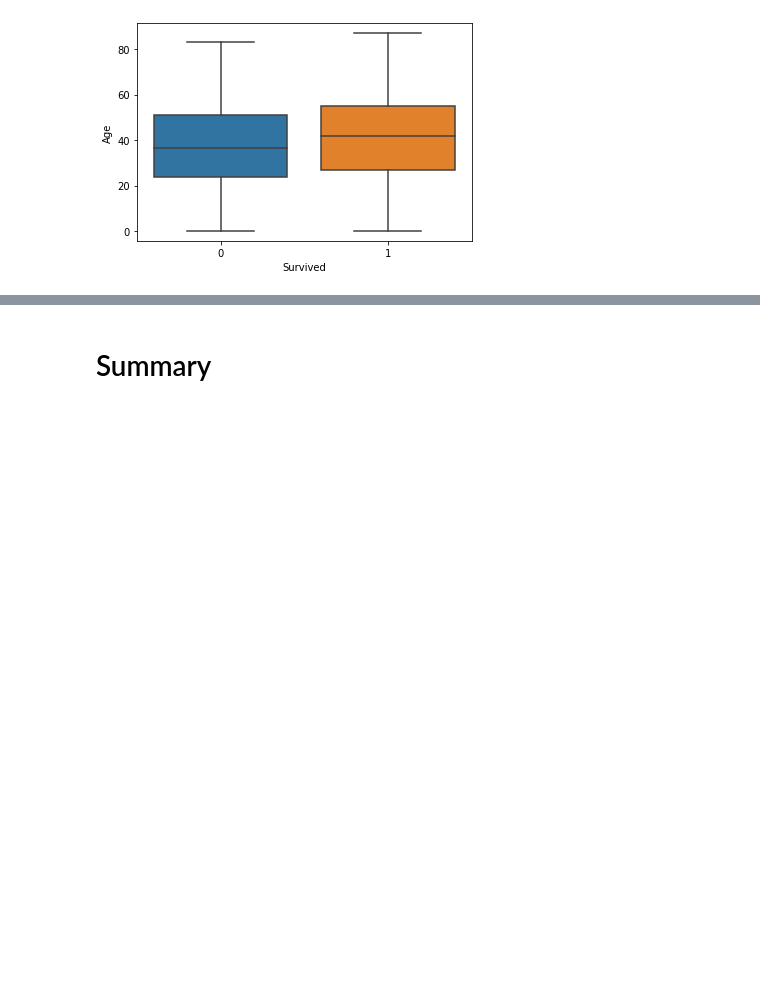
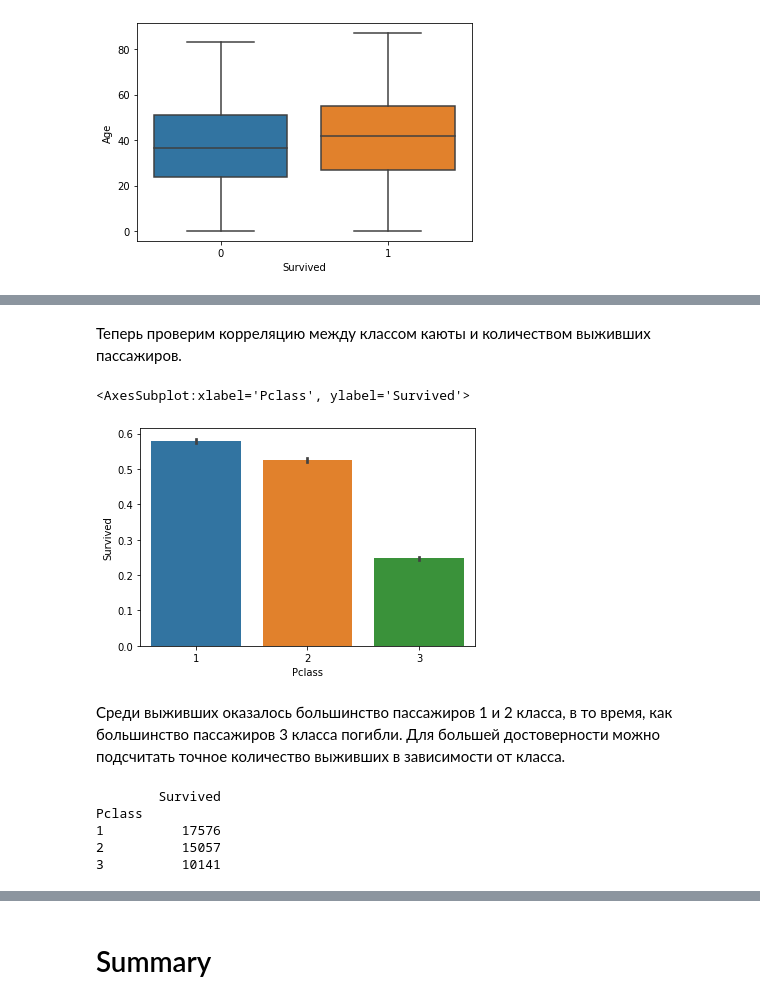
Before and after one commit to liriannamiller/rs_course, a Jupyter notebook: eda.ipynb, the cells around one changed output, grey strips where cells are left out. Saved outputs shown, nothing was run; the diff lists cells and outputs as text; code cells hidden in the pictures; blank space fills up the shorter version.

```diff
--- a/eda.ipynb
+++ b/eda.ipynb
@@ -127,0 +157,18 @@ sns.boxplot(x=titanic_data['Pclass'], y=titanic_data['Age'])
+# %% [markdown]
+Теперь проверим корреляцию между классом каюты и количеством выживших пассажиров.
+# %%
+sns.barplot(x=titanic_data['Pclass'], y=titanic_data['Survived'])
+# %% [output]
+<AxesSubplot:xlabel='Pclass', ylabel='Survived'>
+[figure, added]
+# %% [markdown]
+Среди выживших оказалось большинство пассажиров 1 и 2 класса, в то время, как большинство пассажиров 3 класса погибли. Для большей достоверности можно подсчитать точное количество выживших в зависимости от класса.
+# %%
+pclass_survived = titanic_data.loc[titanic_data['Survived'] == 1].groupby('Pclass').agg({'Survived': 'count'})
+print(pclass_survived)
+# %% [output]
+        Survived
+Pclass
+1          17576
+2          15057
+3          10141
```
Also changed, not shown: parts of 19 cells of this notebook.
